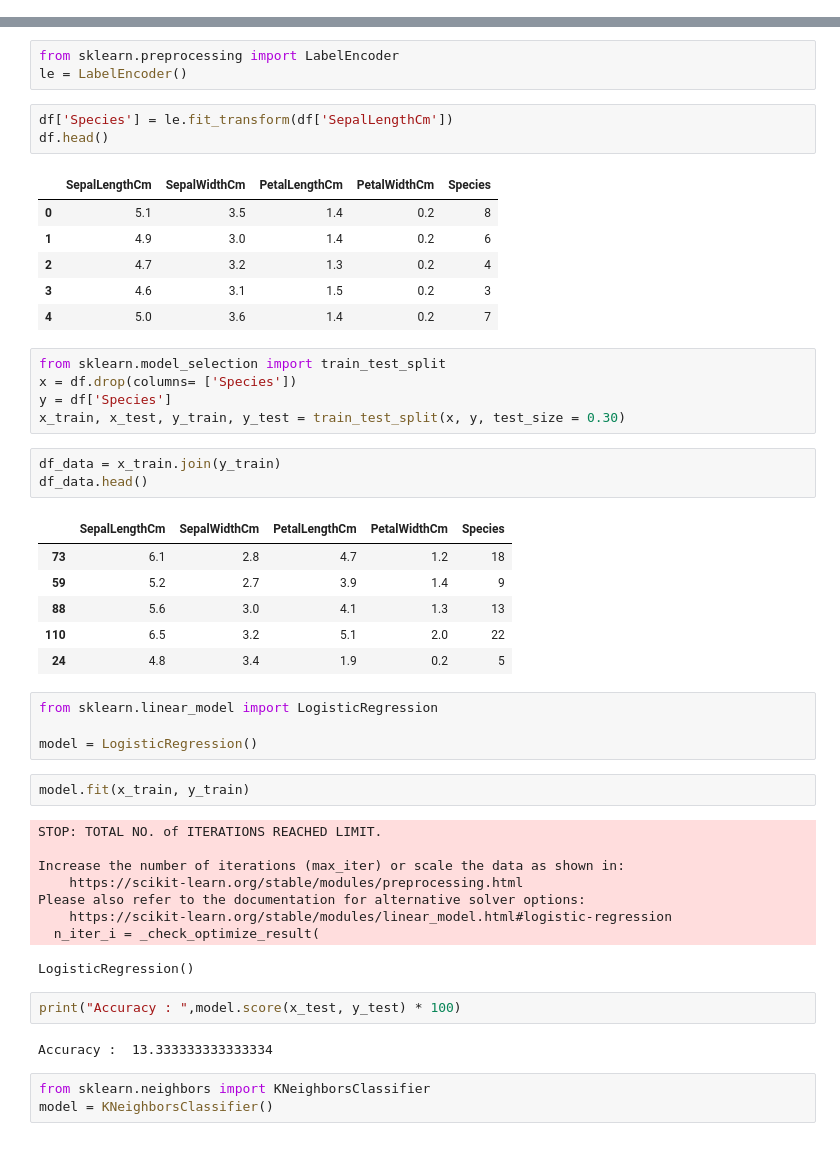
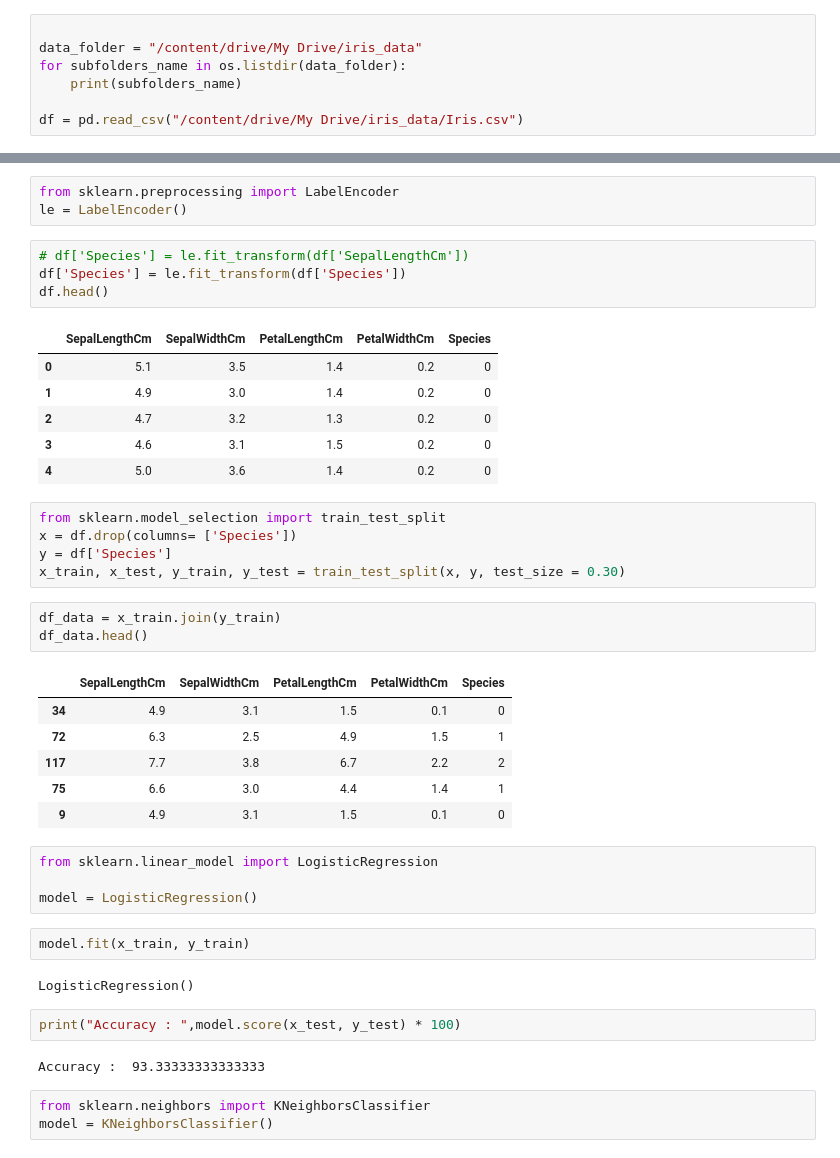
Before and after one commit to ahmadrasool21/Iris-Classification, a Jupyter notebook: Iris_Classification.ipynb, the cells around one changed output, grey strips where cells are left out. Saved outputs shown, nothing was run; the diff lists cells and outputs as text.

Commit message:
Fixed label encoding issue and improved model accuracy

```diff
--- a/Iris_Classification.ipynb
+++ b/Iris_Classification.ipynb
@@ -10,0 +12,7 @@ df = pd.read_csv('Iris.csv')
+# %%
+
+data_folder = "/content/drive/My Drive/iris_data"
+for subfolders_name in os.listdir(data_folder):
+    print(subfolders_name)
+
+df = pd.read_csv("/content/drive/My Drive/iris_data/Iris.csv")
@@ -150,15 +160,16 @@ sns.heatmap(corr, annot=True, ax=ax)
 from sklearn.preprocessing import LabelEncoder
 le = LabelEncoder()
 # %%
-df['Species'] = le.fit_transform(df['SepalLengthCm'])
+# df['Species'] = le.fit_transform(df['SepalLengthCm'])
+df['Species'] = le.fit_transform(df['Species'])
 df.head()
 # %% [output]
 |  | SepalLengthCm | SepalWidthCm | PetalLengthCm | PetalWidthCm | Species |
-| 0 | 5.1 | 3.5 | 1.4 | 0.2 | 8 |
-| 1 | 4.9 | 3.0 | 1.4 | 0.2 | 6 |
-| 2 | 4.7 | 3.2 | 1.3 | 0.2 | 4 |
-| 3 | 4.6 | 3.1 | 1.5 | 0.2 | 3 |
-| 4 | 5.0 | 3.6 | 1.4 | 0.2 | 7 |
+| 0 | 5.1 | 3.5 | 1.4 | 0.2 | 0 |
+| 1 | 4.9 | 3.0 | 1.4 | 0.2 | 0 |
+| 2 | 4.7 | 3.2 | 1.3 | 0.2 | 0 |
+| 3 | 4.6 | 3.1 | 1.5 | 0.2 | 0 |
+| 4 | 5.0 | 3.6 | 1.4 | 0.2 | 0 |
 # %%
 from sklearn.model_selection import train_test_split
 x = df.drop(columns= ['Species'])
@@ -169,11 +180,11 @@ df_data = x_train.join(y_train)
 df_data.head()
 # %% [output]
 |  | SepalLengthCm | SepalWidthCm | PetalLengthCm | PetalWidthCm | Species |
-| 73 | 6.1 | 2.8 | 4.7 | 1.2 | 18 |
-| 59 | 5.2 | 2.7 | 3.9 | 1.4 | 9 |
-| 88 | 5.6 | 3.0 | 4.1 | 1.3 | 13 |
-| 110 | 6.5 | 3.2 | 5.1 | 2.0 | 22 |
-| 24 | 4.8 | 3.4 | 1.9 | 0.2 | 5 |
+| 34 | 4.9 | 3.1 | 1.5 | 0.1 | 0 |
+| 72 | 6.3 | 2.5 | 4.9 | 1.5 | 1 |
+| 117 | 7.7 | 3.8 | 6.7 | 2.2 | 2 |
+| 75 | 6.6 | 3.0 | 4.4 | 1.4 | 1 |
+| 9 | 4.9 | 3.1 | 1.5 | 0.1 | 0 |
 # %%
 from sklearn.linear_model import LogisticRegression
 
@@ -181,18 +192,11 @@ model = LogisticRegression()
 # %%
 model.fit(x_train, y_train)
 # %% [output]
-STOP: TOTAL NO. of ITERATIONS REACHED LIMIT.
-
-Increase the number of iterations (max_iter) or scale the data as shown in:
-    https://scikit-learn.org/stable/modules/preprocessing.html
-Please also refer to the documentation for alternative solver options:
-    https://scikit-learn.org/stable/modules/linear_model.html#logistic-regression
-  n_iter_i = _check_optimize_result(
+LogisticRegression()
-LogisticRegression()
 # %%
 print("Accuracy : ",model.score(x_test, y_test) * 100)
 # %% [output]
-Accuracy :  13.333333333333334
+Accuracy :  93.33333333333333
 # %%
 from sklearn.neighbors import KNeighborsClassifier
 model = KNeighborsClassifier()
```
Also changed, not shown: parts of 6 cells of this notebook.
